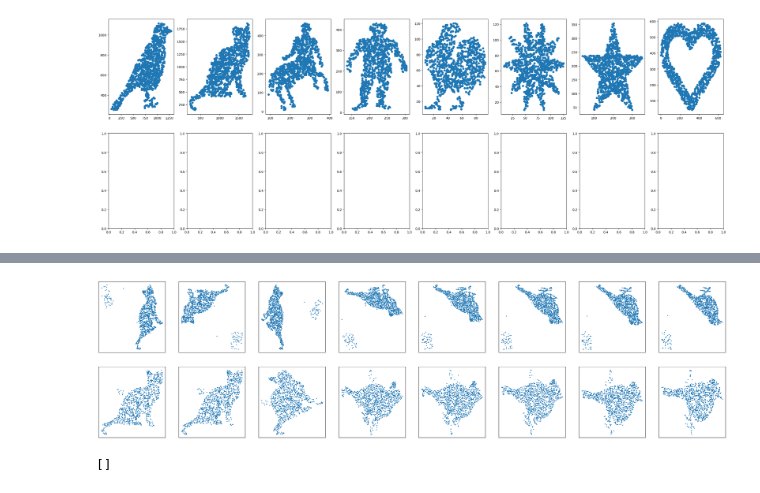
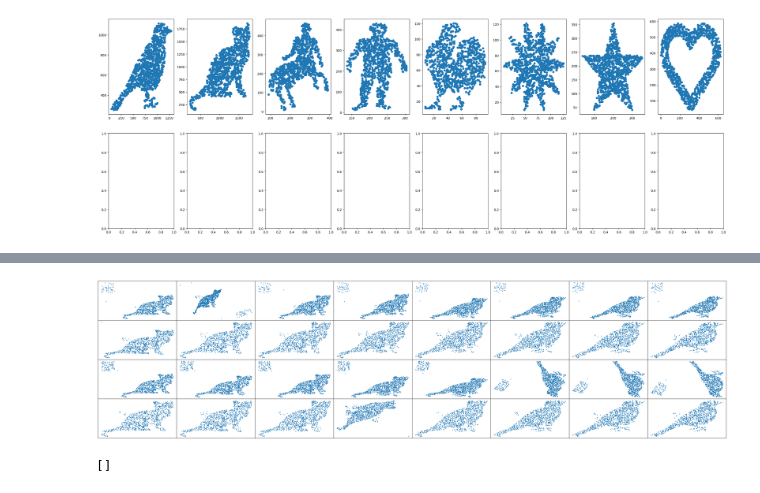
Before and after one commit to mint-vu/PGW_Metric, a Jupyter notebook: barycenter.ipynb, the cells around one changed output, grey strips where cells are left out. Saved outputs shown, nothing was run; the diff lists cells and outputs as text; code cells hidden in the pictures.

```diff
--- a/barycenter.ipynb
+++ b/barycenter.ipynb
@@ -811,9 +811,9 @@ C1,C2=cost_matrix_d(X1,X1),cost_matrix_d(X2,X2)
 C10_max,C20_max=C1.max(),C2.max()
 
 # GW setup in noise data
-eta=5
+eta=10
 i1,i2=ind_task[0]
-X1,X2=noise_5[i1],noise_5[i2]
+X1,X2=noise_10[i1],noise_10[i2]
 N1,N2=X1.shape[0],X2.shape[0]
 q1,q2=np.ones(N1)/N, np.ones(N2)/N
 p=np.ones(N)/N
@@ -843,11 +843,11 @@ for t_id,t in enumerate(t_list):
         N=N, Cs=Cs, ps=qs_gw, p=p, lambdas=lambdas, loss_fun='square_loss',
         symmetric=True, armijo=False, max_iter=1000, tol=1e-9)
 
-    X1t=smacof_mds(np.sqrt(Cs_gw),2)
+    X1t=smacof_mds(np.sqrt(C),2)
     X1t=clf.fit_transform(X1t.copy())
     gw_list[t_id]=(C,X1t)
 
-torch.save(gw_list,'interpolation/result/gw_'+str(i1)+str(i2)+'_'+str(eta)+'_'+str(N)+'.pt')
+torch.save(gw_list,'interpolation/result/gw_p'+str(i1)+str(i2)+'_'+str(eta)+'_'+str(N)+'.pt')
 
 
 
@@ -858,11 +858,11 @@ for t_id,t in enumerate(t_list):
     lambdas=[t,1-t]
     C=mpgw_barycenters(N=N, Cs=Cs, ps=qs, p=p, mass_list=mass_list, lambdas=lambdas, loss_fun='square_loss', max_iter=1000, tol=1e-9)
     Ct_pgw_list[t_id]=C
-    X1t=smacof_mds(np.sqrt(Cs_gw),2)
+    X1t=smacof_mds(np.sqrt(C),2)
     X1t=clf.fit_transform(X1t.copy())
     pgw_list[t_id]=(C,X1t)
 
-torch.save(pgw_list,'interpolation/result/gw_'+str(i1)+str(i2)+'_'+str(eta)+'_'+str(N)+'.pt')
+torch.save(pgw_list,'interpolation/result/pgw_p'+str(i1)+str(i2)+'_'+str(eta)+'_'+str(N)+'.pt')
 # X2=clean[i2]
 # ts=np.linspace(0,1,8)
 # print(ts)
@@ -940,34 +949,67 @@ def rotation_2d(theta=0):
                     [np.sin(theta), np.cos(theta)]
     ])
 # %%
-fig, ax = plt.subplots(2, 8, figsize=(32, 8))
+fig, ax = plt.subplots(4, 8, figsize=(32, 8))
 
-R_gw_p=np.array([-0.4*np.pi, -0.6*np.pi, 1/2*np.pi, np.pi, np.pi, np.pi, np.pi, np.pi])
-R_pgw_p=np.array([3/4*np.pi, 3/4*np.pi, 1/2*np.pi, np.pi, np.pi, np.pi, np.pi, np.pi])
+# R_gw_p=np.array([-0.45*np.pi, -0.6*np.pi, 1/2*np.pi, np.pi, np.pi, np.pi, np.pi, np.pi])
+# R_pgw_p=np.array([0.3*np.pi, 3/4*np.pi, 1/2*np.pi, np.pi, np.pi, np.pi, np.pi, np.pi])
+flip_M=np.array([[0,1],[1,0]])
 
-for i in range(8):
-    X1t=gw_list[i][1]
-    #X1t=smacof_mds(np.sqrt(Cs_gw),2)
-    #X1t=clf.fit_transform(X1t.copy())
-    R=rotation_2d(R_gw_p[i])
-    X1t=X1t.dot(R)
-    ax[0, i].scatter(X1t[:,0], X1t[:,1],s=2.0)
-    ax[0,i].tick_params(axis='both', which='both', bottom=False, top=False, left=False, right=False, labelbottom=False, labelleft=False)
-    ax[0,i].set_xticks([])
-    ax[0,i].set_yticks([])
+# F_gw_p_5=np.array([          0,         1,         1,     1,     1,                 1,         1,        1])
+# R_gw_p_5=np.array([-0.45*np.pi, 0.3*np.pi, 1.2*np.pi, 1.4*np.pi, 1.5*np.pi, 1.5*np.pi, 1.5*np.pi, 1.5*np.pi])
 
-    Cs_pgw=Ct_pgw_list[i]
-    X1t=smacof_mds(np.sqrt(Cs_pgw),2)
-    X1t=clf.fit_transform(X1t.copy())
-    R=rotation_2d(R_pgw_p[i])
-    X1t=X1t.dot(R)
-    ax[1, i].scatter(X1t[:,0], X1t[:,1],s=2.0)
-    ax[1,i].tick_params(axis='both', which='both', bottom=False, top=False, left=False, right=False, labelbottom=False, labelleft=False)
-    ax[1,i].set_xticks([])
-    ax[1,i].set_yticks([])
+# F_pgw_p_5=np.array([        1,         0,           0,          0,          0,          0,          0,       0])
+# R_pgw_p_5=np.array([1.25*np.pi, 3/4*np.pi, 0.75*np.pi, 0.75*np.pi, 0.75*np.pi, 0.75*np.pi, 0.75*np.pi, 0.75*np.pi])
+
+F_gw_p_5=np.array([          0,         1,         1,     1,     1,                 1,         1,        1])
+R_gw_p_5=np.array([-0.45*np.pi, 0.3*np.pi, 1.2*np.pi, 1.4*np.pi, 1.5*np.pi, 1.5*np.pi, 1.5*np.pi, 1.5*np.pi])
+F_pgw_p_5=np.array([        1,         0,           0,          0,          0,          0,          0,       0])
+R_pgw_p_5=np.array([1.25*np.pi, 3/4*np.pi, 0.75*np.pi, 0.75*np.pi, 0.75*np.pi, 0.75*np.pi, 0.75*np.pi, 0.75*np.pi])
+
+F_gw_p_10=np.array([          0,         0,         0,           0,        0,         1,         1,        1])
+R_gw_p_10=np.array([-0.7*np.pi, 1.3*np.pi, 1.25*np.pi, 1.25*np.pi, 1.25*np.pi, 1.5*np.pi, 1.5*np.pi, 1.5*np.pi])
+F_pgw_p_10=np.array([        0,         0,           0,          0,          0,          0,          0,       0])
+R_pgw_p_10=np.array([2.73*np.pi, 3/4*np.pi, 0.75*np.pi, 0.75*np.pi, 0.75*np.pi, 0.75*np.pi, 0.75*np.pi, 0.75*np.pi])
+
+
+for eta in [5,10]:
+    gw_list=torch.load('interpolation/result/gw_p01_'+str(eta)+'_'+str(N)+'.pt')
+    pgw_list=torch.load('interpolation/result/pgw_p01_'+str(eta)+'_'+str(N)+'.pt')
+    if eta==5:
+        F_gw_p,R_gw_p=F_gw_p_5,R_gw_p_5
+        F_pgw_p,R_pgw_p=F_pgw_p_5,R_pgw_p_5
+        j1,j2=0,1
+    if eta==10:
+        F_gw_p,R_gw_p=F_gw_p_10,R_gw_p_10
+        F_pgw_p,R_pgw_p=F_pgw_p_10,R_pgw_p_10
+        j1,j2=2,3
+    for i in range(8):
+        X1t=gw_list[i][1]
+        if F_gw_p[i]:
+            X1t=X1t.dot(flip_M)
+
+        R=rotation_2d(R_gw_p[i])
+        X1t=X1t.dot(R)
+
+        ax[j1, i].scatter(X1t[:,0], X1t[:,1],s=2.0)
+        #ax[0,i].tick_params(axis='both', which='both', bottom=False, top=False, left=False, right=False, labelbottom=False, labelleft=False)
+        ax[j1,i].set_xticks([])
+        ax[j1,i].set_yticks([])
+
+        Cs_pgw=Ct_pgw_list[i]
+        X1t=pgw_list[i][1]
+        if F_pgw_p[i]:
+            X1t=X1t.dot(flip_M)
+        R=rotation_2d(R_pgw_p[i])
+        X1t=X1t.dot(R)
+        ax[j2, i].scatter(X1t[:,0], X1t[:,1],s=2.0)
+        #ax[1,i].tick_params(axis='both', which='both', bottom=False, top=False, left=False, right=False, labelbottom=False, labelleft=False)
+        ax[j2,i].set_xticks([])
+        ax[j2,i].set_yticks([])
+plt.tight_layout(pad=0.0)
 plt.show()
 # %% [output]
-[figure, old version]
+[figure, new version]
 # %%
 Cs_pgw
 # %% [output]
```
Also changed, not shown: parts of 2 cells of this notebook, 6 other files.
